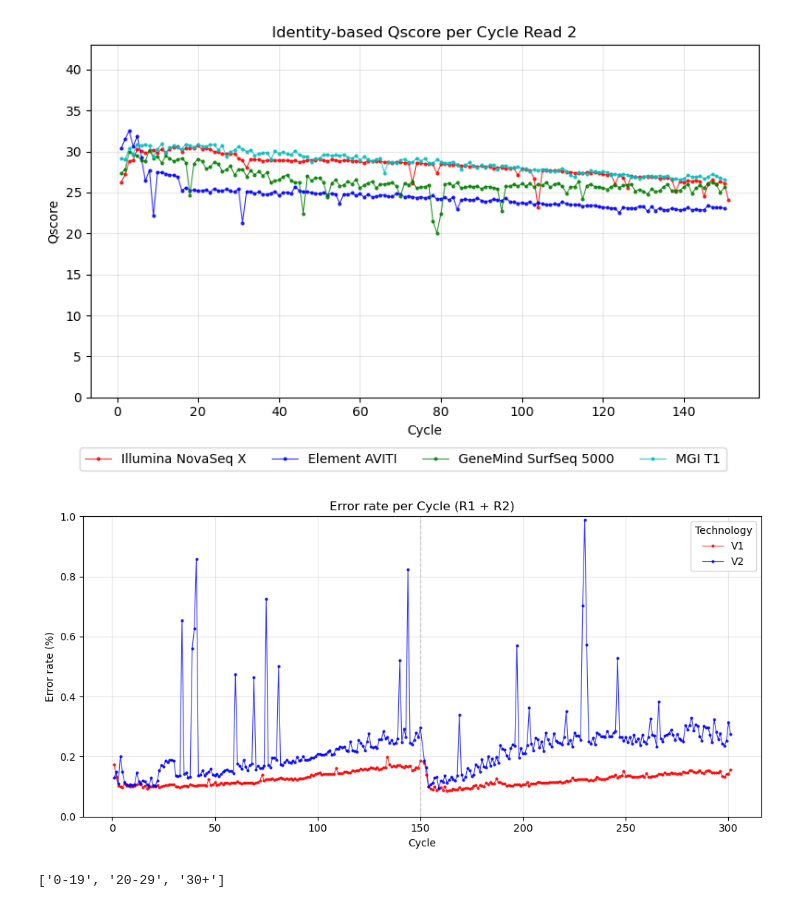
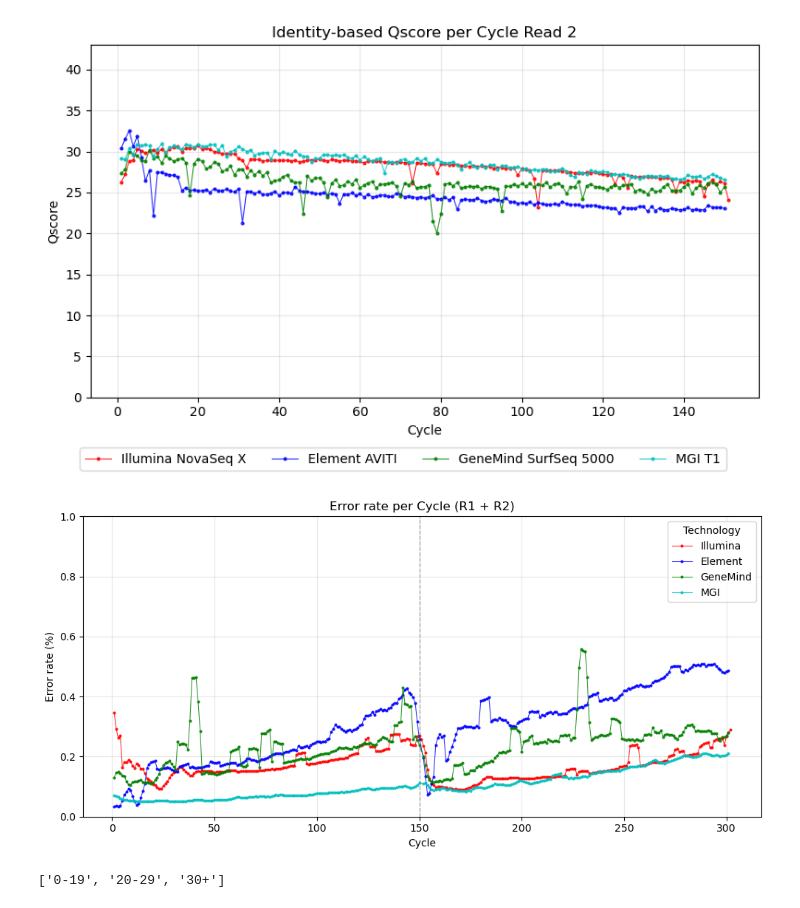
Before and after one commit to LucaBertoli/SnakeMake_Sequencing_Identity, a Jupyter notebook: scripts/plot_identity_BQ_stratifiction_per_cycle.ipynb, the cells around one changed output. Drawn from its saved outputs; the diff is of its cells as text; code cells hidden in the pictures.

Commit message:
fix error distribution script and insert size plots

```diff
--- a/scripts/plot_identity_BQ_stratifiction_per_cycle.ipynb
+++ b/scripts/plot_identity_BQ_stratifiction_per_cycle.ipynb
@@ -253,17 +255,17 @@ for i, dfs in enumerate(tutti_tech_dfs):
 # SEQUENCER-ASSIGNED QSCORE PER CYCLE (R1 + R2 CONCATENATI)
 # ===============================
 
+tech_dict = {
+    "Illumina NovaSeq X": (df_tot_noBin_ns_R1, df_tot_noBin_ns_R2),
+    "Element AVITI": (df_tot_noBin_elm_R1, df_tot_noBin_elm_R2),
+    "GeneMind SurfSeq 5000": (df_tot_noBin_gm_R1, df_tot_noBin_gm_R2),
+    "MGI T1": (df_tot_noBin_mgi_R1, df_tot_noBin_mgi_R2)
+}
+
 # tech_dict = {
-#     "Illumina NovaSeq X": (df_tot_noBin_ns_R1, df_tot_noBin_ns_R2),
-#     "Element AVITI": (df_tot_noBin_elm_R1, df_tot_noBin_elm_R2),
-#     "GeneMind SurfSeq 5000": (df_tot_noBin_gm_R1, df_tot_noBin_gm_R2),
-#     "MGI T1": (df_tot_noBin_mgi_R1, df_tot_noBin_mgi_R2)
+#     "V1": (pd.read_csv("/home/comparazione_kit/calcolo_identità_sequenze_Sequenziatori/GeneMind_WGS/V1/IDENTITY_NA12878_GeneMind_GIAB_basequal_strat_cycle_read1.by_quality_cycle.tsv", delimiter="\t"), pd.read_csv("/home/comparazione_kit/calcolo_identità_sequenze_Sequenziatori/GeneMind_WGS/V1/IDENTITY_NA12878_GeneMind_GIAB_basequal_strat_cycle_read2.by_quality_cycle.tsv", delimiter="\t")),
+#     "V2": (pd.read_csv("/home/comparazione_kit/calcolo_identità_sequenze_Sequenziatori/GeneMind_WGS/V2/SnakeMake_Sequencing_Identity_HCR_common_GATK/NA12878_KAPA/IDENTITY_NA12878_KAPA_base_quality_stratification_by_quality_read1_cycle.tsv", delimiter="\t"), pd.read_csv("/home/comparazione_kit/calcolo_identità_sequenze_Sequenziatori/GeneMind_WGS/V2/SnakeMake_Sequencing_Identity_HCR_common_GATK/NA12878_KAPA/IDENTITY_NA12878_KAPA_base_quality_stratification_by_quality_read2_cycle.tsv", delimiter="\t"))
 # }
-
-tech_dict = {
-    "V1": (pd.read_csv("/home/comparazione_kit/calcolo_identità_sequenze_Sequenziatori/GeneMind_WGS/V1/IDENTITY_NA12878_GeneMind_GIAB_basequal_strat_cycle_read1.by_quality_cycle.tsv", delimiter="\t"), pd.read_csv("/home/comparazione_kit/calcolo_identità_sequenze_Sequenziatori/GeneMind_WGS/V1/IDENTITY_NA12878_GeneMind_GIAB_basequal_strat_cycle_read2.by_quality_cycle.tsv", delimiter="\t")),
-    "V2": (pd.read_csv("/home/comparazione_kit/calcolo_identità_sequenze_Sequenziatori/GeneMind_WGS/V2/SnakeMake_Sequencing_Identity_HCR_common_GATK/NA12878_KAPA/IDENTITY_NA12878_KAPA_base_quality_stratification_by_quality_read1_cycle.tsv", delimiter="\t"), pd.read_csv("/home/comparazione_kit/calcolo_identità_sequenze_Sequenziatori/GeneMind_WGS/V2/SnakeMake_Sequencing_Identity_HCR_common_GATK/NA12878_KAPA/IDENTITY_NA12878_KAPA_base_quality_stratification_by_quality_read2_cycle.tsv", delimiter="\t"))
-}
 
 fig, ax = plt.subplots(figsize=(10, 5))
 
@@ -442,15 +444,15 @@ Plot Identity-based Qscore  Read 2
 #calcolo error rate (non identita)
 
 # --- FIGURA UNICA ---
-# ns = [df_cycle_ns_R1, df_cycle_ns_R2]
-# elm = [df_cycle_elm_R1, df_cycle_elm_R2]
-# gm = [df_cycle_gm_R1, df_cycle_gm_R2]
-# mgi = [df_cycle_MGI_R1, df_cycle_MGI_R2]
-# tech_dict = { "Illumina": ns, "Element": elm, "GeneMind": gm, "MGI": mgi }
+ns = [df_cycle_ns_R1, df_cycle_ns_R2]
+elm = [df_cycle_elm_R1, df_cycle_elm_R2]
+gm = [df_cycle_gm_R1, df_cycle_gm_R2]
+mgi = [df_cycle_MGI_R1, df_cycle_MGI_R2]
+tech_dict = { "Illumina": ns, "Element": elm, "GeneMind": gm, "MGI": mgi }
 
-V1 = [pd.read_csv("/home/comparazione_kit/calcolo_identità_sequenze_Sequenziatori/GeneMind_WGS/V1/IDENTITY_NA12878_GeneMind_GIAB_basequal_strat_cycle_read1.by_cycle_only.tsv", delimiter="\t"), pd.read_csv("/home/comparazione_kit/calcolo_identità_sequenze_Sequenziatori/GeneMind_WGS/V1/IDENTITY_NA12878_GeneMind_GIAB_basequal_strat_cycle_read2.by_cycle_only.tsv", delimiter="\t")]
-V2 = [pd.read_csv("/home/comparazione_kit/calcolo_identità_sequenze_Sequenziatori/GeneMind_WGS/V2/SnakeMake_Sequencing_Identity_HCR_common_GATK/NA12878_KAPA/IDENTITY_NA12878_KAPA_base_quality_stratification_by_quality_read1_cycle.tsv.by_cycle_only.tsv", delimiter="\t"), pd.read_csv("/home/comparazione_kit/calcolo_identità_sequenze_Sequenziatori/GeneMind_WGS/V2/SnakeMake_Sequencing_Identity_HCR_common_GATK/NA12878_KAPA/IDENTITY_NA12878_KAPA_base_quality_stratification_by_quality_read2_cycle.tsv.by_cycle_only.tsv", delimiter="\t")]
-tech_dict = { "V1": V1, "V2": V2}
+# V1 = [pd.read_csv("/home/comparazione_kit/calcolo_identità_sequenze_Sequenziatori/GeneMind_WGS/V1/IDENTITY_NA12878_GeneMind_GIAB_basequal_strat_cycle_read1.by_cycle_only.tsv", delimiter="\t"), pd.read_csv("/home/comparazione_kit/calcolo_identità_sequenze_Sequenziatori/GeneMind_WGS/V1/IDENTITY_NA12878_GeneMind_GIAB_basequal_strat_cycle_read2.by_cycle_only.tsv", delimiter="\t")]
+# V2 = [pd.read_csv("/home/comparazione_kit/calcolo_identità_sequenze_Sequenziatori/GeneMind_WGS/V2/SnakeMake_Sequencing_Identity_HCR_common_GATK/NA12878_KAPA/IDENTITY_NA12878_KAPA_base_quality_stratification_by_quality_read1_cycle.tsv.by_cycle_only.tsv", delimiter="\t"), pd.read_csv("/home/comparazione_kit/calcolo_identità_sequenze_Sequenziatori/GeneMind_WGS/V2/SnakeMake_Sequencing_Identity_HCR_common_GATK/NA12878_KAPA/IDENTITY_NA12878_KAPA_base_quality_stratification_by_quality_read2_cycle.tsv.by_cycle_only.tsv", delimiter="\t")]
+# tech_dict = { "V1": V1, "V2": V2}
 
 fig, ax = plt.subplots(figsize=(10, 5))
 
@@ -468,36 +470,36 @@ for j, (tech_name, tech_dfs) in enumerate(tech_dict.items()):
     error_rate = (1 - df_concat["identity_with_ins_filtered"]) * 100
     rolling_average = error_rate.rolling(window=5, min_periods=1, center=True).mean() #center=True
 
     ax.plot(
         df_concat["Cycle"],
-        error_rate,
+        rolling_average,
         label=tech_name,
         color=colori_matplotlib[j % len(colori_matplotlib)],
         linewidth=0.8,
         marker='o',
         markersize=2,
         alpha=0.8
     )
     ax.axvline(
         x=150,
         linestyle="--",
         linewidth=1,
         color="gray",
         alpha=0.2,
     )
 # --- FORMATTAZIONE GLOBALE ---
 ax.set_title("Error rate per Cycle (R1 + R2)")
 ax.set_xlabel("Cycle")
 ax.set_ylabel("Error rate (%)")
 ax.grid(True, alpha=0.3)
-ax.set_ylim(0, 0.8)
+ax.set_ylim(0, 1)
 
 ax.legend(title="Technology", fontsize=10, frameon=True)
 
 plt.tight_layout()
 plt.show()
 # %% [output]
-[figure, old version]
+[figure, new version]
 # %%
 # Dizionario con i dataframe e il nome della tecnologia
 tech_dfs = {
```
Also changed, not shown: parts of 2 cells of this notebook, 4 other files.
